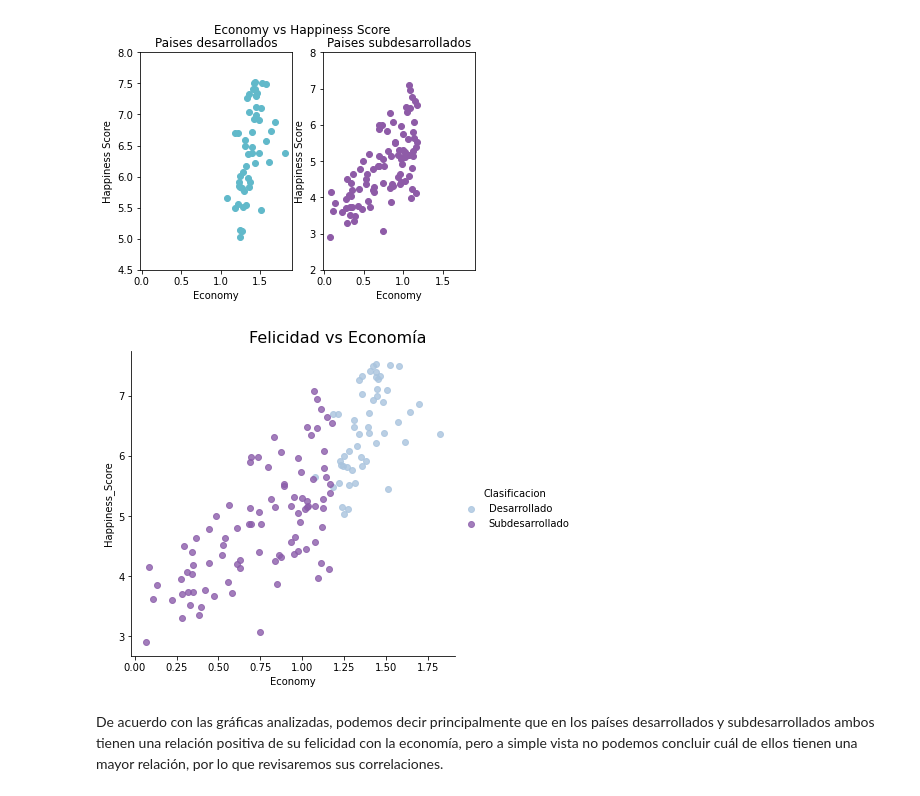
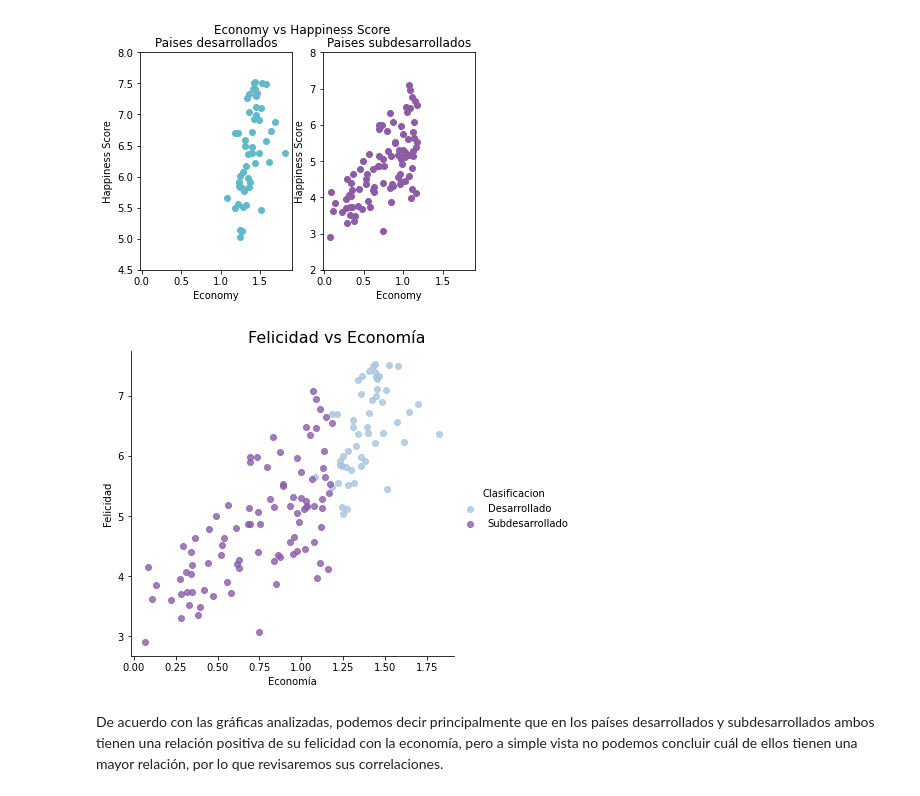
Before and after one commit to perladiaaz/Miner-a_de_datos, a Jupyter notebook: AvancePIA_II_003_11.ipynb, the cells around one changed output. Cells and saved outputs as stored; diff of their text form; code cells hidden in the pictures.

```diff
--- a/AvancePIA_II_003_11.ipynb
+++ b/AvancePIA_II_003_11.ipynb
@@ -333,8 +337,8 @@ Comprobamos que la base de datos, no cuenta con ningún dato nulo.
     Real GDP per capita in 2011US$, 2011 benchmark (Maddison Project Database (2018)) -> Per_Capita: Lo cambiamos para tener un mejor manejo al referirnos al per Cápita.
 # %%
 df=df.rename(columns = {
-        'Happiness Score': "Happiness_Score", 'Economy (GDP per Capita)': "Economy",
-        'Health (Life Expectancy)': "Life_Expectancy", 'Trust (Government Corruption)': "Trust_Government",
+        'Happiness_Score': "Felicidad", 'Economy': "Economía",
+        'Life_Expectancy': "Calidad de Vida", 'Trust_Government': "Confianza en Gobierno",'Freedom':"Libertad",'Family':"Familia",'Generosity':"Generosidad",
         'Dystopia Residual': "Adj", ' Real GDP per capita in 2011US$, 2011 benchmark (Maddison Project Database (2018)) ': "Per_Capita"})
 # %%
 df
@@ -446,13 +453,13 @@ plt.show()
 # %%
 
-ax= sns.lmplot(x='Economy', y='Happiness_Score', hue='Clasificacion',
+ax= sns.lmplot(x='Economía', y='Felicidad', hue='Clasificacion',
            data=df, fit_reg=False, palette="BuPu")
 
 plt.subplots_adjust(top=.925)
 plt.suptitle("Felicidad vs Economía",size=16)
 plt.show()
 # %% [output]
-[figure, old version]
+[figure, new version]
 # %% [markdown]
 De acuerdo con las gráficas analizadas, podemos decir principalmente que en los países desarrollados y subdesarrollados ambos tienen una relación positiva de su felicidad con la economía, pero a simple vista no podemos concluir cuál de ellos tienen una mayor relación, por lo que revisaremos sus correlaciones.
 # %% [markdown]
```
Also changed, not shown: parts of 15 cells of this notebook.
